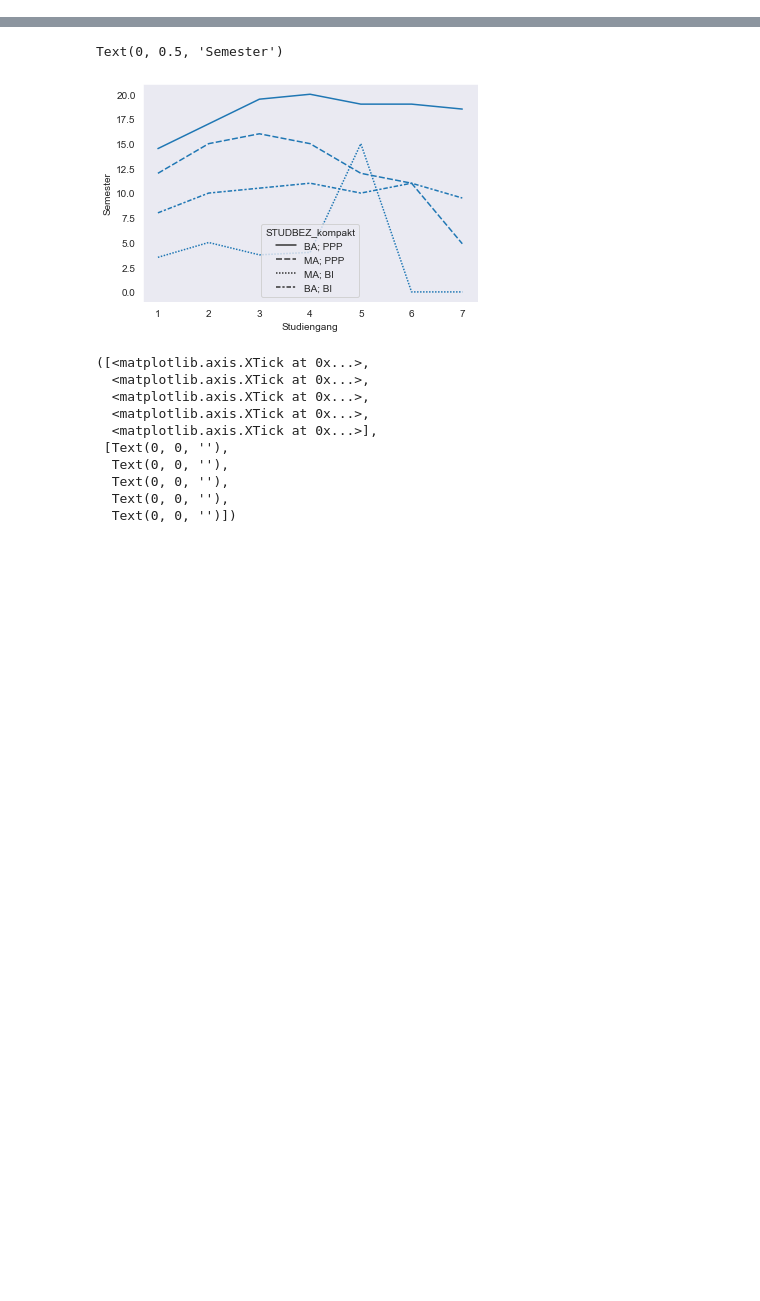
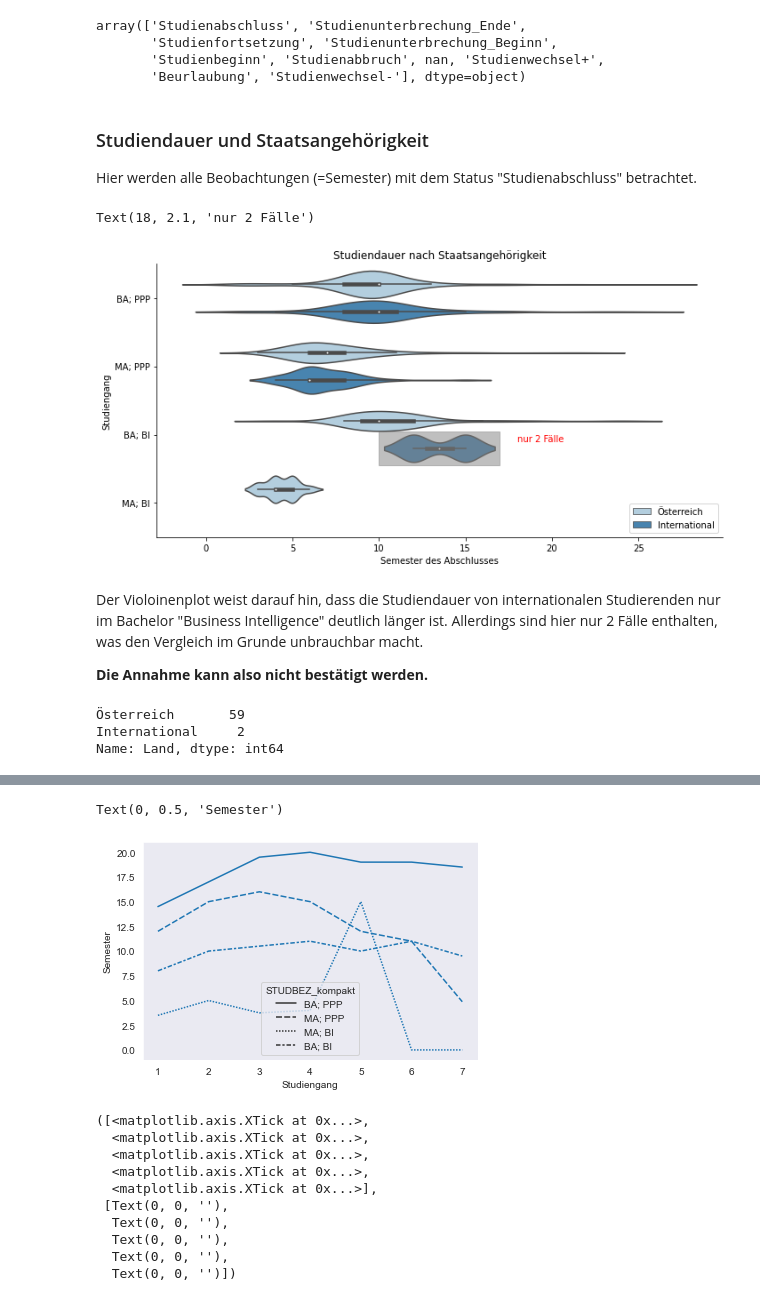
Before and after one commit to PeterAichinger-Fankhauser/datavis4ds, a Jupyter notebook: student_data_viz.ipynb, the cells around one changed output, grey strips where cells are left out. Cells and saved outputs as stored; diff of their text form; code cells hidden in the pictures; blank space fills up the shorter version.

```diff
--- a/student_data_viz.ipynb
+++ b/student_data_viz.ipynb
@@ -48,0 +38,10 @@ df_by_semester_and_study_agg
+# %%
+df = df_raw.copy()
+df["Land"] = "International"
+# Variable that splits students in two groups based on Austrian citizenship
+df.loc[df['LAND_1'] == "Österreich", 'Land'] = "Österreich"
+# %% [output]
+array(['Studienabschluss', 'Studienunterbrechung_Ende',
+       'Studienfortsetzung', 'Studienunterbrechung_Beginn',
+       'Studienbeginn', 'Studienabbruch', nan, 'Studienwechsel+',
+       'Beurlaubung', 'Studienwechsel-'], dtype=object)
@@ -48,0 +54,44 @@ df_by_semester_and_study_agg
+# %% [markdown]
+### Studiendauer und Staatsangehörigkeit
+Hier werden alle Beobachtungen (=Semester) mit dem Status "Studienabschluss" betrachtet.
+# %%
+#from matplotlib import patches as mpatches
+final_semesters = df.loc[df["StatusgruppeR"] == "Studienabschluss"]
+#sns.barplot(data = final_semesters, x="Land", y="besuchtesSemester")
+
+myplot = sns.catplot(data=final_semesters,
+            kind="violin",
+            y="STUDBEZ_kompakt",
+            order=["BA; PPP", "MA; PPP", "BA; BI", "MA; BI"],
+            x="besuchtesSemester",
+            hue="Land",
+            cut=2,
+            bw=0.4,
+            legend=False,
+            orient="h",
+            aspect=2,
+            palette="Blues")
+plt.title("Studiendauer nach Staatsangehörigkeit")
+plt.ylabel("Studiengang")
+plt.xlabel("Semester des Abschlusses")
+plt.legend(loc="lower right")
+
+# getting figure object so gca can be applied
+fig = myplot.figure
+
+# this positioning is super clumsy but works
+fig.gca().add_patch(Rectangle((10,1.95),7,0.5,fill=True, color='gray', alpha=0.5, zorder=100, figure=fig))
+plt.text(18, 2.1, "nur 2 Fälle", fontdict={"color": "red"})
+# %% [output]
+Text(18, 2.1, 'nur 2 Fälle')
+[figure, added]
+# %% [markdown]
+Der Violoinenplot weist darauf hin, dass die Studiendauer von internationalen Studierenden nur im Bachelor "Business Intelligence" deutlich länger ist. Allerdings sind hier nur 2 Fälle enthalten, was den Vergleich im Grunde unbrauchbar macht.
+
+<b>Die Annahme kann also nicht bestätigt werden.</b>
+# %%
+final_semesters.loc[final_semesters["STUDBEZ_kompakt"] == "BA; BI"]["Land"].value_counts()
+# %% [output]
+Österreich       59
+International     2
+Name: Land, dtype: int64
```
Also changed, not shown: parts of 14 cells of this notebook, 7 other files.
